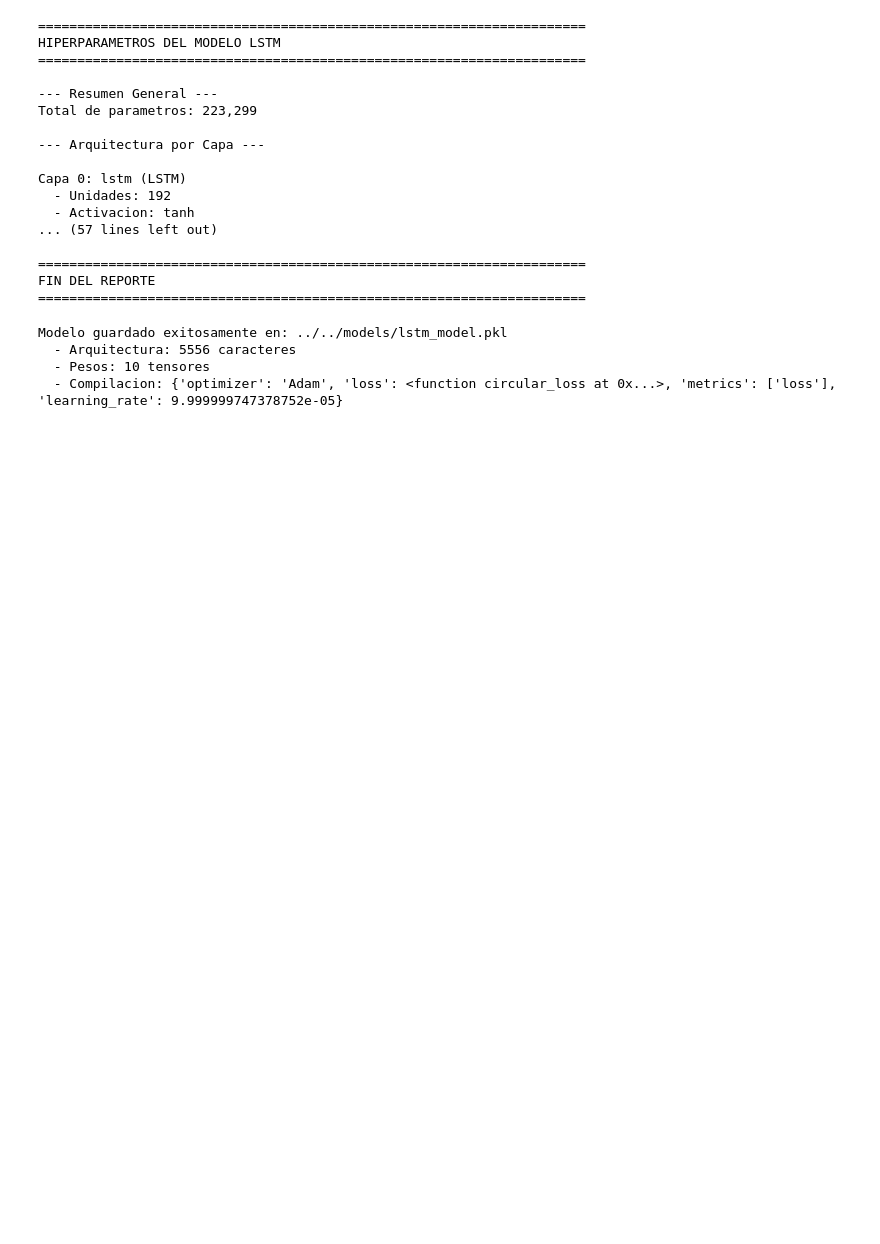
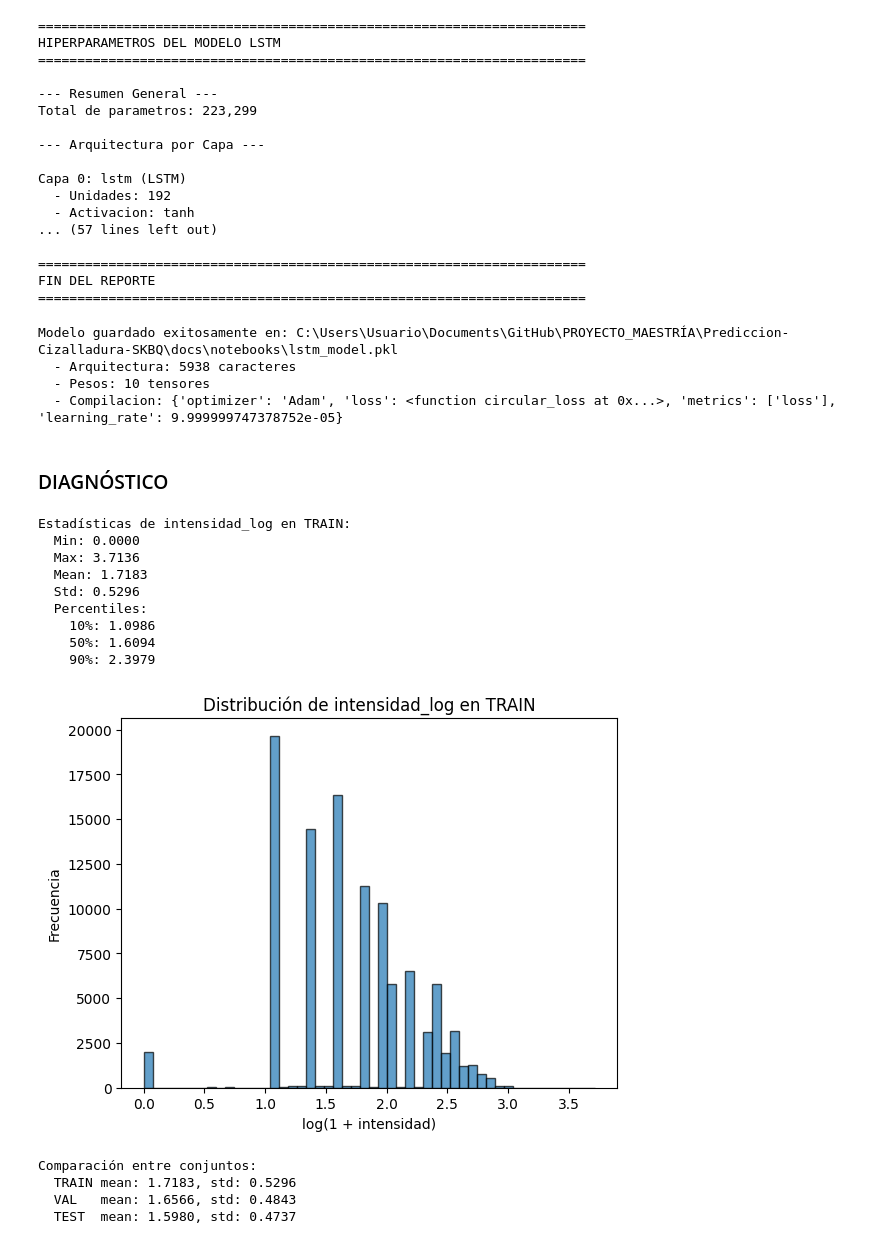
Before and after one commit to OmarLAlbarracinM/Prediccion-Cizalladura-SKBQ, a Jupyter notebook: docs/notebooks/Prueba_LSTM_pred_cizalladura.ipynb, the cells around one changed output. Saved outputs shown, nothing was run; the diff lists cells and outputs as text; code cells hidden in the pictures; blank space fills up the shorter version.

```diff
--- a/docs/notebooks/Prueba_LSTM_pred_cizalladura.ipynb
+++ b/docs/notebooks/Prueba_LSTM_pred_cizalladura.ipynb
@@ -1300,9 +1397,60 @@ def cargar_modelo_pkl(ruta='../../models/lstm_model.pkl'):
 
 
 # --- Ejemplo de uso: guardar el modelo entrenado 'model' ---
-guardar_modelo_pkl(model, ruta='../../models/lstm_model.pkl')
+guardar_modelo_pkl(
+    model,
+    ruta=r'C:\Users\Usuario\Documents\GitHub\PROYECTO_MAESTRÍA\Prediccion-Cizalladura-SKBQ\docs\notebooks\lstm_model.pkl'
+)
 # %% [output]
-Modelo guardado exitosamente en: ../../models/lstm_model.pkl
-  - Arquitectura: 5556 caracteres
+Modelo guardado exitosamente en: C:\Users\Usuario\Documents\GitHub\PROYECTO_MAESTRÍA\Prediccion-Cizalladura-SKBQ\docs\notebooks\lstm_model.pkl
+  - Arquitectura: 5938 caracteres
   - Pesos: 10 tensores
   - Compilacion: {'optimizer': 'Adam', 'loss': <function circular_loss at 0x...>, 'metrics': ['loss'], 'learning_rate': 9.999999747378752e-05}
+# %% [markdown]
+### DIAGNÓSTICO
+# %%
+
+
+# Después de crear train_df
+log_intensidades = train_df['intensidad_log']
+
+print(f"Estadísticas de intensidad_log en TRAIN:")
+print(f"  Min: {log_intensidades.min():.4f}")
+print(f"  Max: {log_intensidades.max():.4f}")
+print(f"  Mean: {log_intensidades.mean():.4f}")
+print(f"  Std: {log_intensidades.std():.4f}")
+print(f"  Percentiles:")
+print(f"    10%: {log_intensidades.quantile(0.10):.4f}")
+print(f"    50%: {log_intensidades.quantile(0.50):.4f}")
+print(f"    90%: {log_intensidades.quantile(0.90):.4f}")
+
+# Visualizar
+plt.hist(log_intensidades, bins=50, edgecolor='black', alpha=0.7)
+plt.title('Distribución de intensidad_log en TRAIN')
+plt.xlabel('log(1 + intensidad)')
+plt.ylabel('Frecuencia')
+plt.show()
+
+# Comparar con VAL y TEST
+val_log = val_df['intensidad_log']
+test_log = test_df['intensidad_log']
+
+print(f"\nComparación entre conjuntos:")
+print(f"  TRAIN mean: {log_intensidades.mean():.4f}, std: {log_intensidades.std():.4f}")
+print(f"  VAL   mean: {val_log.mean():.4f}, std: {val_log.std():.4f}")
+print(f"  TEST  mean: {test_log.mean():.4f}, std: {test_log.std():.4f}")
+# %% [output]
+Estadísticas de intensidad_log en TRAIN:
+  Min: 0.0000
+  Max: 3.7136
+  Mean: 1.7183
+  Std: 0.5296
+  Percentiles:
+    10%: 1.0986
+    50%: 1.6094
+    90%: 2.3979
+[figure, added]
+Comparación entre conjuntos:
+  TRAIN mean: 1.7183, std: 0.5296
+  VAL   mean: 1.6566, std: 0.4843
+  TEST  mean: 1.5980, std: 0.4737
```
Also changed, not shown: parts of 22 cells of this notebook.
